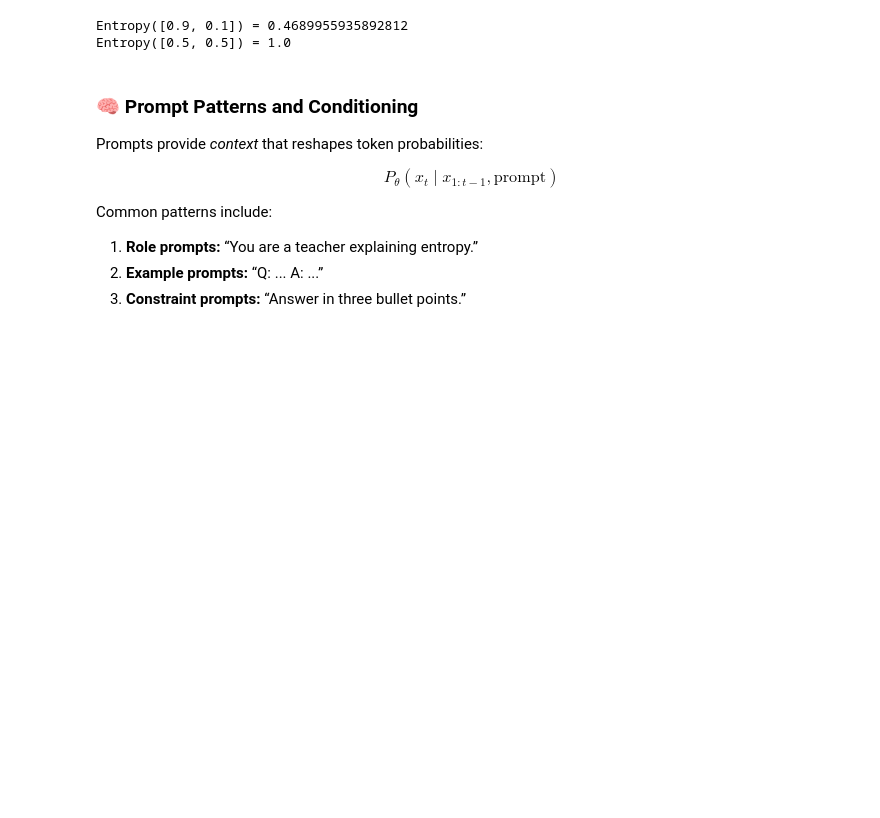
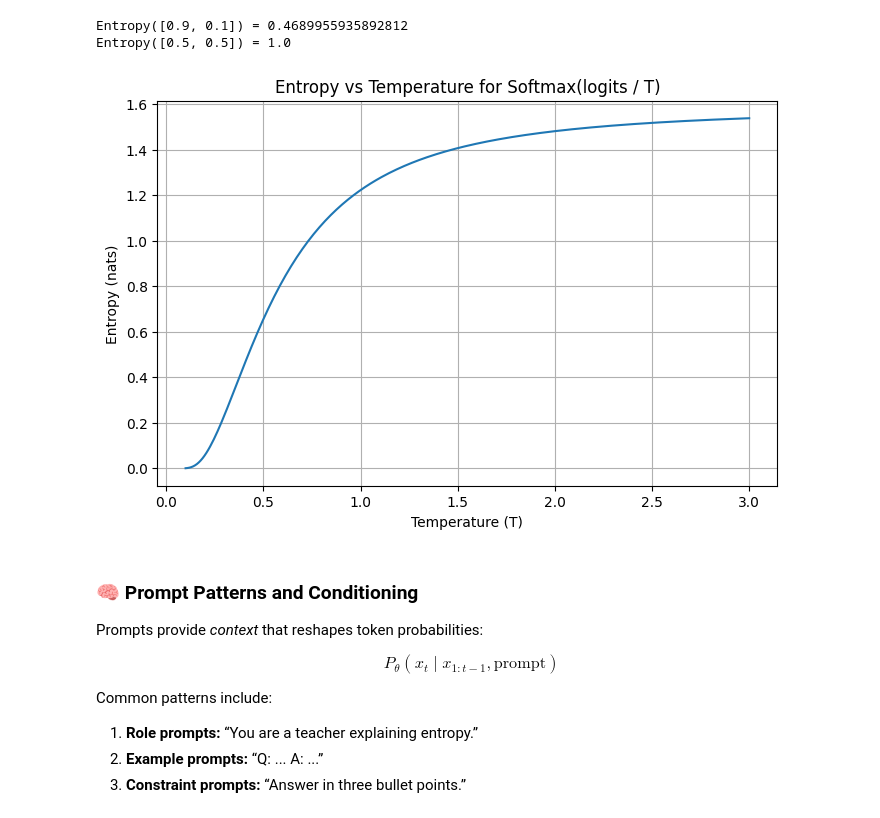
Before and after one commit to tulane-intro-ai-engineering/main, a Jupyter notebook: lectures/probability_lecture.ipynb, the cells around one changed output. Drawn from its saved outputs; the diff is of its cells as text; code cells hidden in the pictures; blank space fills up the shorter version.

```diff
--- a/lectures/probability_lecture.ipynb
+++ b/lectures/probability_lecture.ipynb
@@ -231,6 +262,19 @@ print("Entropy([0.5, 0.5]) =", entropy([0.5, 0.5]))
 # %% [output]
 Entropy([0.9, 0.1]) = 0.4689955935892812
 Entropy([0.5, 0.5]) = 1.0
+# %%
+# @title Plot Entropy vs Temperature
+entropies = np.array([entropy(p) for p in probs])
+
+plt.figure(figsize=(8, 5))
+plt.plot(temperatures, entropies)
+plt.xlabel("Temperature (T)")
+plt.ylabel("Entropy (nats)")
+plt.title("Entropy vs Temperature for Softmax(logits / T)")
+plt.grid(True)
+plt.show()
+# %% [output]
+[figure, added]
 # %% [markdown]
 
 ### 🧠 Prompt Patterns and Conditioning
```
Also changed, not shown: parts of 7 cells of this notebook, 2 other files.
